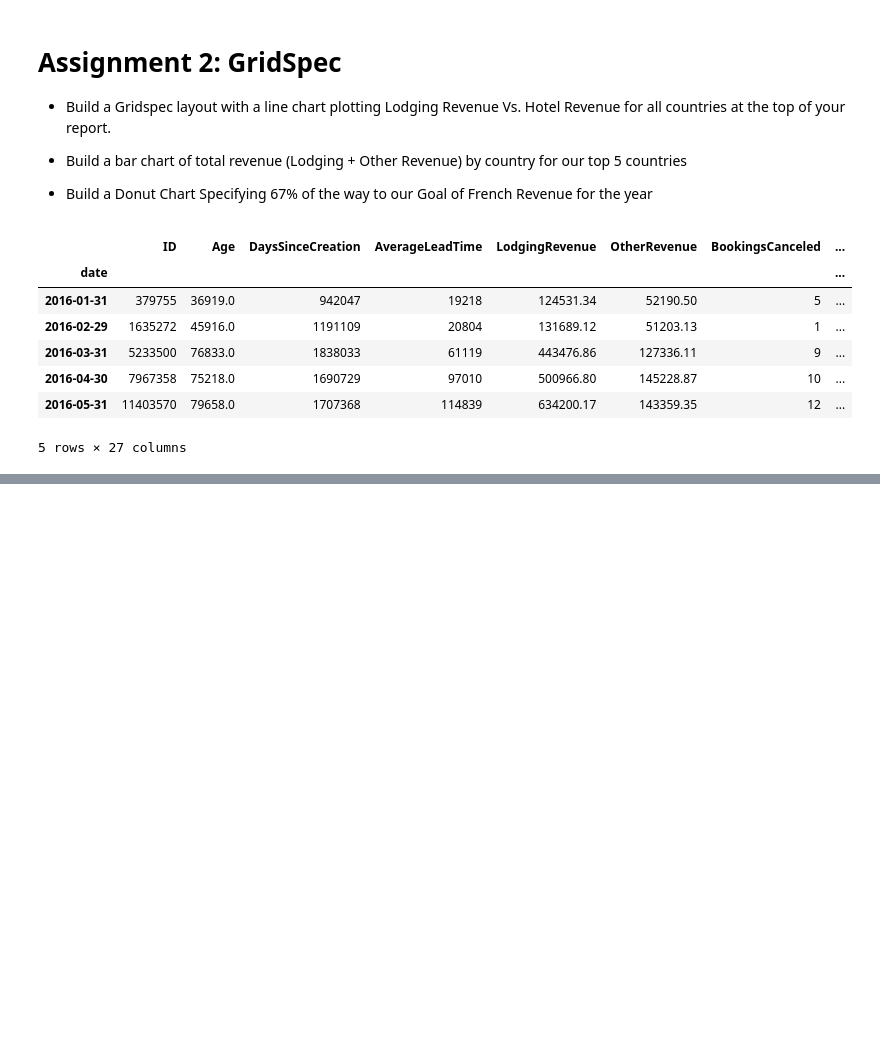
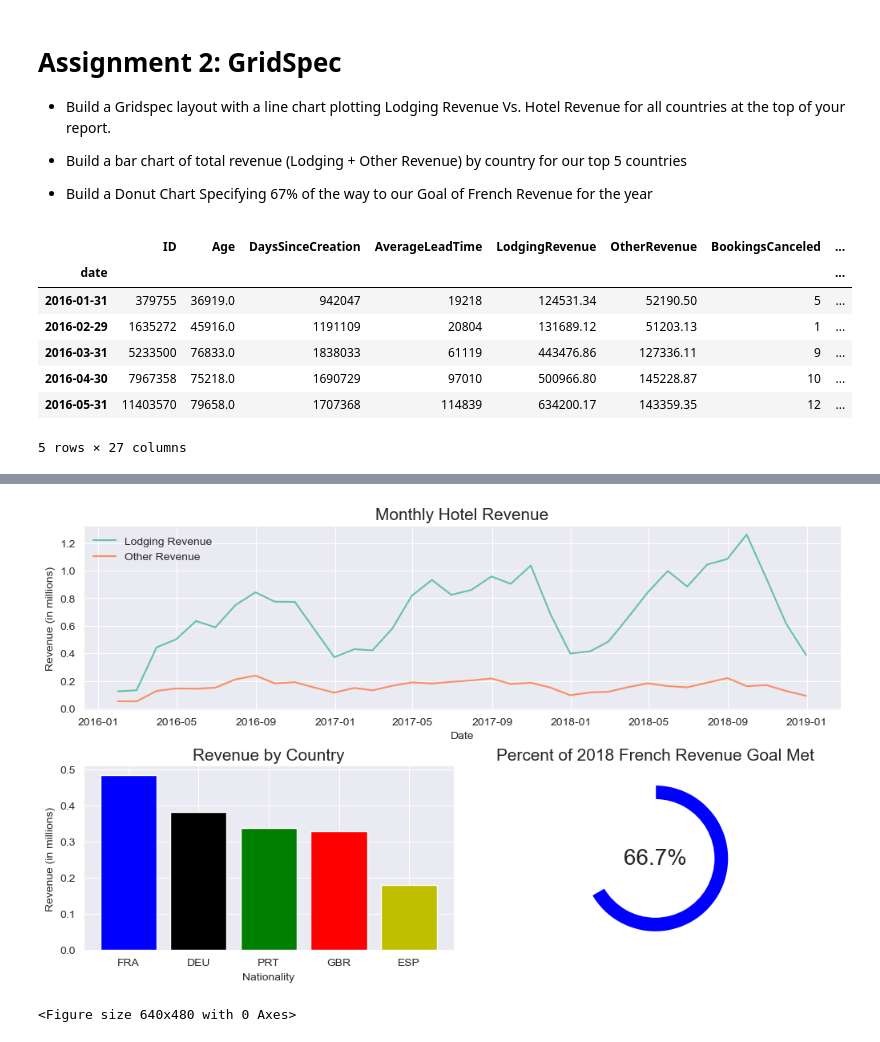
Before and after one commit to ali-can-turan/ibm-data-analyst-mini-projects, a Jupyter notebook: matplotlib_advanced_customization.ipynb, the cells around one changed output, grey strips where cells are left out. Saved outputs shown, nothing was run; the diff lists cells and outputs as text; code cells hidden in the pictures; blank space fills up the shorter version.

```diff
--- a/matplotlib_advanced_customization.ipynb
+++ b/matplotlib_advanced_customization.ipynb
@@ -180,22 +188,25 @@ ax2.spines["right"].set_visible(False)
 # %%
 wedges, texts, autotexts = ax3.pie(
 	[100*2/3, 100/3],
 	autopct="%1.1f%%",
 	pctdistance=0,
 	textprops={"fontsize":20},
 
 	colors=("b", "white"),
 	wedgeprops={"width":0.2},
 
 	startangle=90,
 	counterclock=False
 )
 ax3.set_title("Percent of 2018 French Revenue Goal Met", fontsize=15)
 # ax2.spines["top"].set_visible(False)
 # ax2.spines["right"].set_visible(False)
 for i, item in enumerate(autotexts):
 	if i==1:
 		item.set_text("")
 
 plt.savefig("ax1")
-# display(fig);
+display(fig);
+# %% [output]
+[figure, added]
+<Figure size 640x480 with 0 Axes>
```
Also changed, not shown: parts of 5 cells of this notebook.
